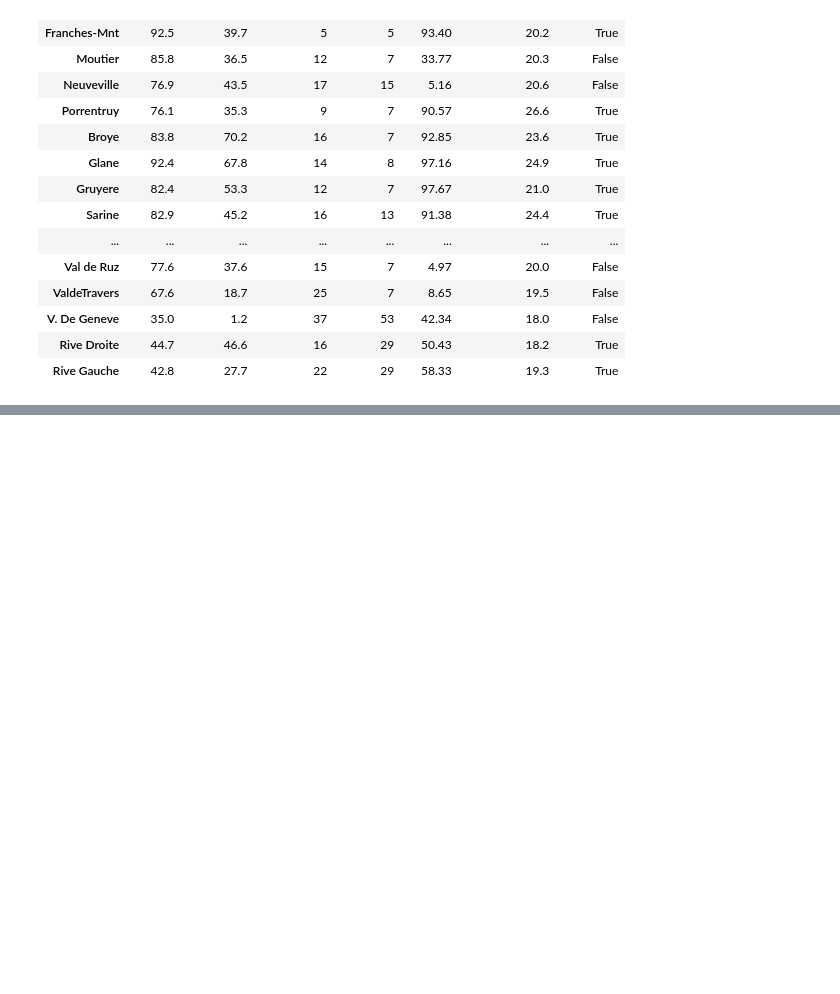
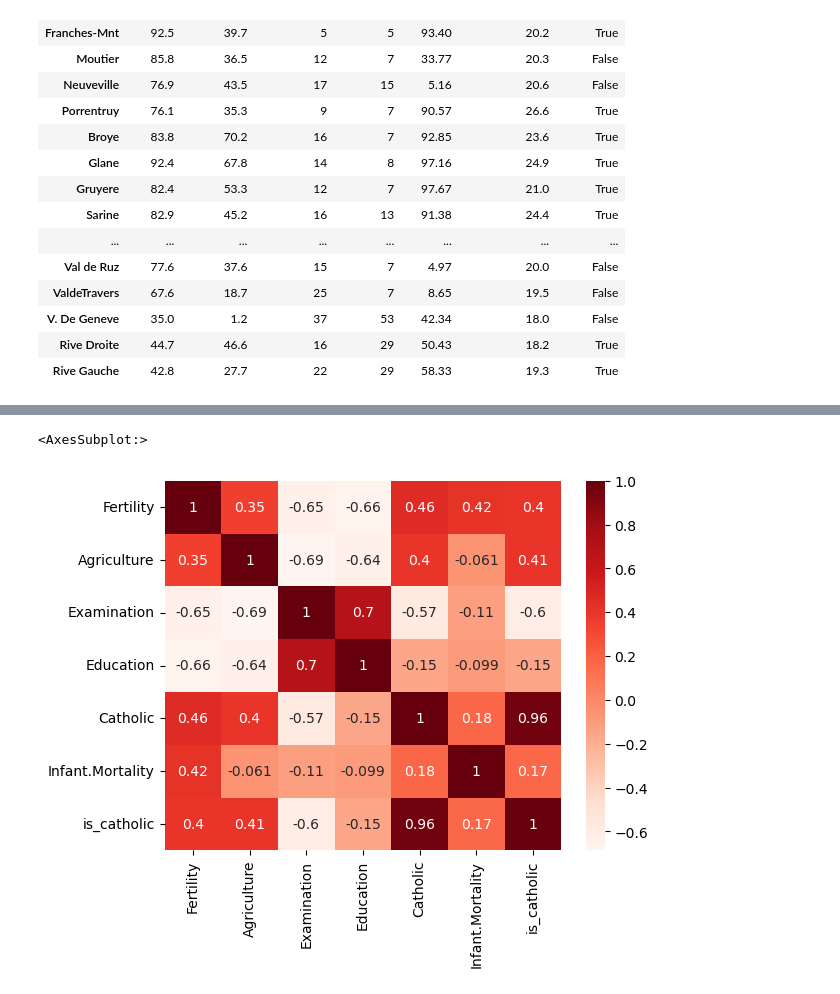
Before and after one commit to Divante222/numpy-pandas-visualization-exercises, a Jupyter notebook: seaborn_exercises.ipynb, the cells around one changed output, grey strips where cells are left out. Saved outputs shown, nothing was run; the diff lists cells and outputs as text; code cells hidden in the pictures; blank space fills up the shorter version.

```diff
--- a/seaborn_exercises.ipynb
+++ b/seaborn_exercises.ipynb
@@ -163,7 +159,10 @@ plt.show()
 # %%
 # What measure correlates most strongly with fertility?
 
 
-# Load the chipotle dataset from SQL, create a bar chart that shows the 4 most popular items and the revenue produced by each.
+sns.heatmap(df.corr(), cmap='Reds', annot=True)
 
-# Load the sleepstudy dataset from pydataset and read it's documentation. Use seaborn to create a line chart of all the individual subject's reaction times and a more prominant line showing the average change in reaction time.
+#catholic
+# %% [output]
+<AxesSubplot:>
+[figure, added]
```
Also changed, not shown: parts of 4 cells of this notebook.
